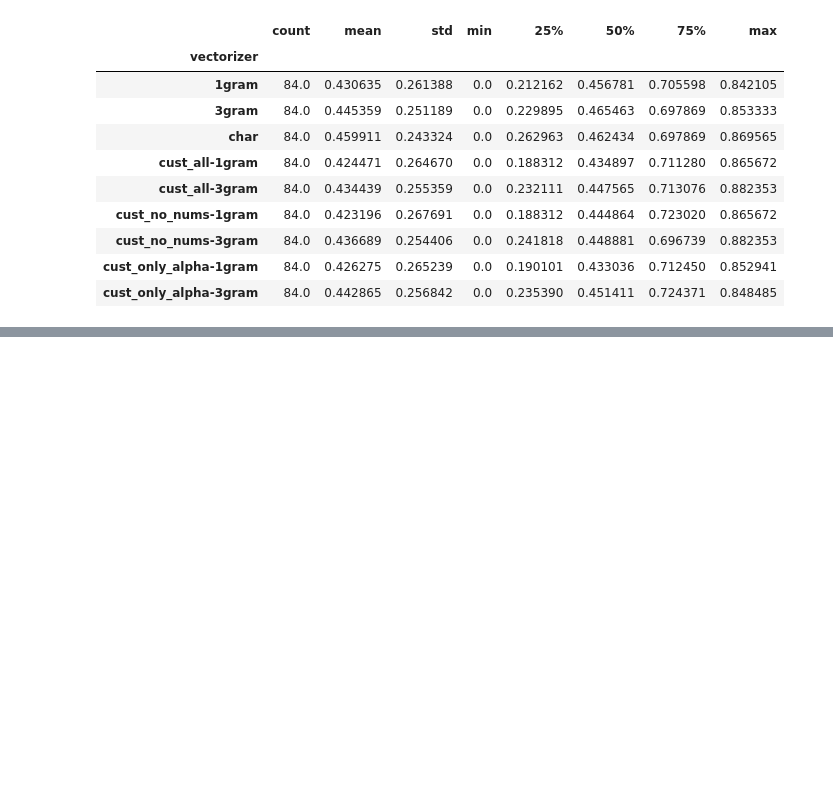
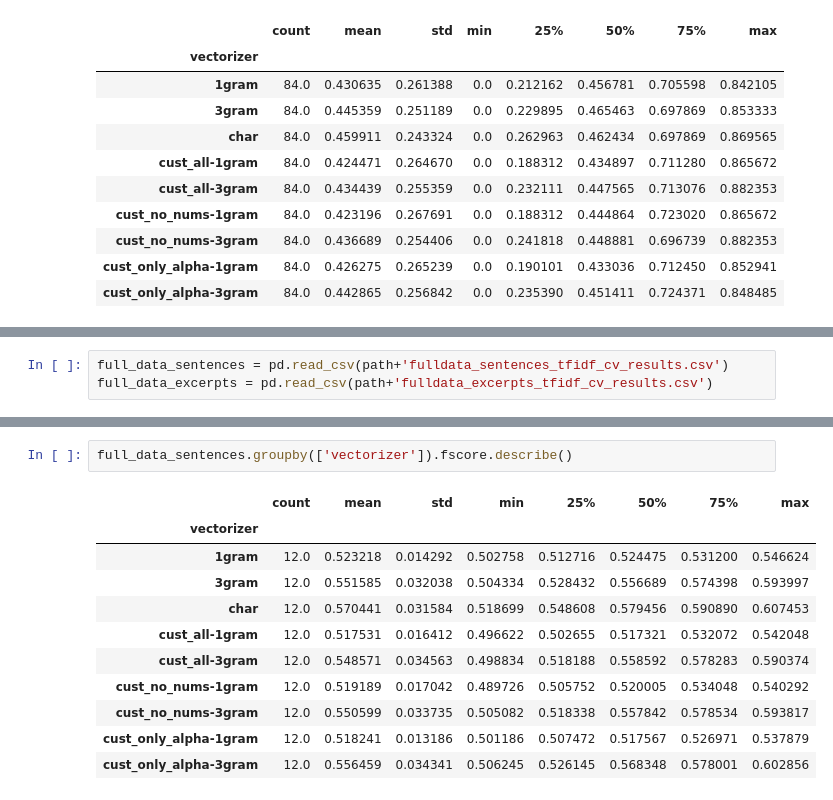
Before and after one commit to anjapago/AnalyzeAccountability, a Jupyter notebook: notebooks/Analysis by Event.ipynb, the cells around one changed output, grey strips where cells are left out. Saved outputs shown, nothing was run; the diff lists cells and outputs as text; blank space fills up the shorter version.

Commit message:
add sentence based results

```diff
--- a/notebooks/Analysis by Event.ipynb
+++ b/notebooks/Analysis by Event.ipynb
@@ -165,0 +168,3 @@ excerpt_results_df.groupby(['vectorizer']).fscore.describe()
+# %%
+full_data_sentences = pd.read_csv(path+'fulldata_sentences_tfidf_cv_results.csv')
+full_data_excerpts = pd.read_csv(path+'fulldata_excerpts_tfidf_cv_results.csv')
@@ -165,0 +182,14 @@ excerpt_results_df.groupby(['vectorizer']).fscore.describe()
+# %%
+full_data_sentences.groupby(['vectorizer']).fscore.describe()
+# %% [output]
+|  | count | mean | std | min | 25% | 50% | 75% | max |
+| vectorizer |  |  |  |  |  |  |  |  |
+| 1gram | 12.0 | 0.523218 | 0.014292 | 0.502758 | 0.512716 | 0.524475 | 0.531200 | 0.546624 |
+| 3gram | 12.0 | 0.551585 | 0.032038 | 0.504334 | 0.528432 | 0.556689 | 0.574398 | 0.593997 |
+| char | 12.0 | 0.570441 | 0.031584 | 0.518699 | 0.548608 | 0.579456 | 0.590890 | 0.607453 |
+| cust_all-1gram | 12.0 | 0.517531 | 0.016412 | 0.496622 | 0.502655 | 0.517321 | 0.532072 | 0.542048 |
+| cust_all-3gram | 12.0 | 0.548571 | 0.034563 | 0.498834 | 0.518188 | 0.558592 | 0.578283 | 0.590374 |
+| cust_no_nums-1gram | 12.0 | 0.519189 | 0.017042 | 0.489726 | 0.505752 | 0.520005 | 0.534048 | 0.540292 |
+| cust_no_nums-3gram | 12.0 | 0.550599 | 0.033735 | 0.505082 | 0.518338 | 0.557842 | 0.578534 | 0.593817 |
+| cust_only_alpha-1gram | 12.0 | 0.518241 | 0.013186 | 0.501186 | 0.507472 | 0.517567 | 0.526971 | 0.537879 |
+| cust_only_alpha-3gram | 12.0 | 0.556459 | 0.034341 | 0.506245 | 0.526145 | 0.568348 | 0.578001 | 0.602856 |
```
Also changed, not shown: parts of 6 cells of this notebook.
